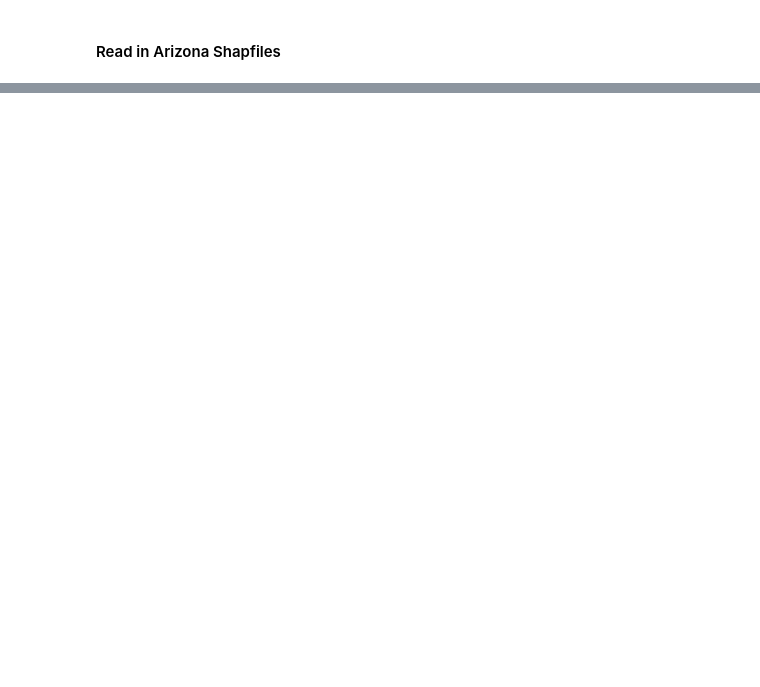
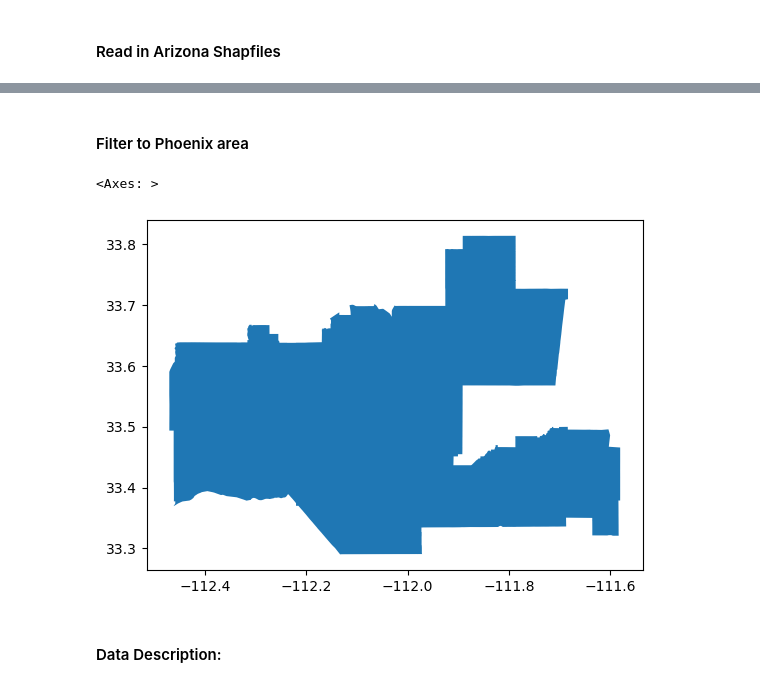
Before and after one commit to evajnewby/Phoenix-BII, a Jupyter notebook: phoenix_biodiversity.ipynb, the cells around one changed output, grey strips where cells are left out. Drawn from its saved outputs; the diff is of its cells as text; code cells hidden in the pictures; blank space fills up the shorter version.

```diff
--- a/phoenix_biodiversity.ipynb
+++ b/phoenix_biodiversity.ipynb
@@ -91,0 +137,13 @@ BII2020 = rioxr.open_rasterio(item2020.assets['data'].href)
+# %% [markdown]
+#### Filter to Phoenix area
+# %%
+# Filter to Phoenix
+phoenix = arizona[arizona['NAME'] == 'Phoenix']
+
+# View plot
+phoenix.plot()
+# %% [output]
+<Axes: >
+[figure, added]
+# %% [markdown]
+#### Data Description:
```
Also changed, not shown: parts of 9 cells of this notebook.
